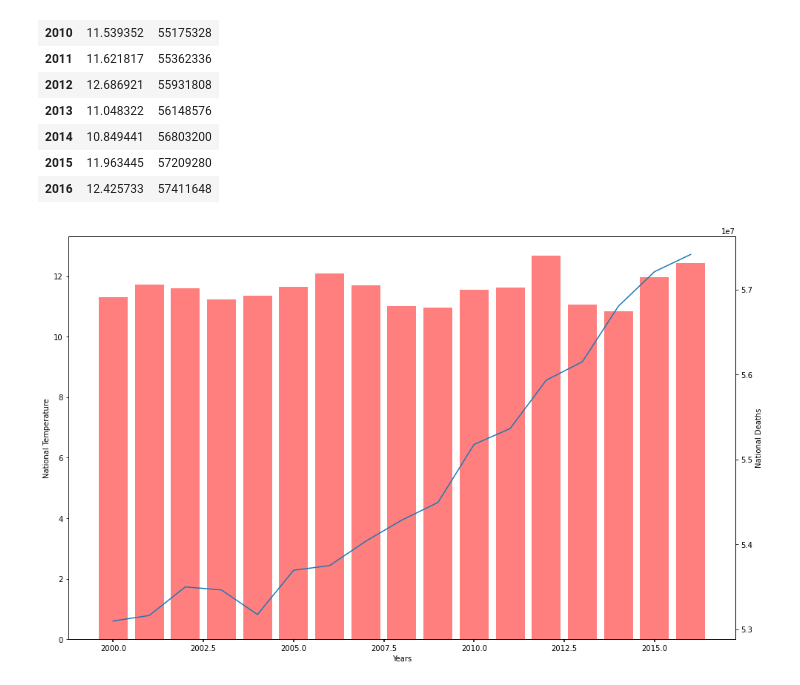
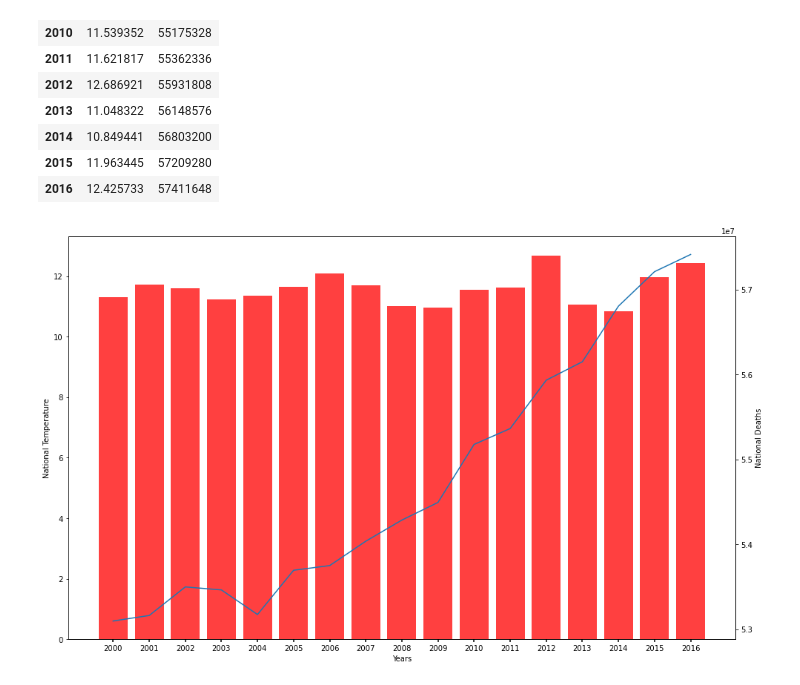
Before and after one commit to skesamsetty/Analysis-on-Mortality-Rate-with-Cause-a-as-Cancer-due-to-Climate-Changes, a Jupyter notebook: notebooks/nationwide.ipynb, the cells around one changed output. Saved outputs shown, nothing was run; the diff lists cells and outputs as text; code cells hidden in the pictures.

```diff
--- a/notebooks/nationwide.ipynb
+++ b/notebooks/nationwide.ipynb
@@ -108,27 +108,27 @@ annual_change
 # %%
 import matplotlib.pyplot as plt
 
 
 fig, ax = plt.subplots()
 fig.subplots_adjust(right=0.75)
 fig.set_figheight(10)
 fig.set_figwidth(20)
 twin1 = ax.twinx()
 
 
-ax.bar(annual_change.index, annual_change["tempc"], color="r", label="Temperature",alpha=0.5 )
+ax.bar(annual_change.index, annual_change["tempc"], color="r", label="Temperature",alpha=0.75,tick_label=annual_change.index )
 
 twin1.plot(annual_change.index, annual_change["Deaths"], label="Deaths")
 
 
 ax.set_xlabel("Years")
 ax.set_ylabel("National Temperature")
 twin1.set_ylabel("National Deaths")
 
 tkw = dict(size=4, width=1.5)
 ax.tick_params(axis='x', **tkw)
 
 plt.savefig("../images/nationwide.png")
 plt.show()
 # %% [output]
-[figure, old version]
+[figure, new version]
```
Also changed, not shown: 9 other files.
